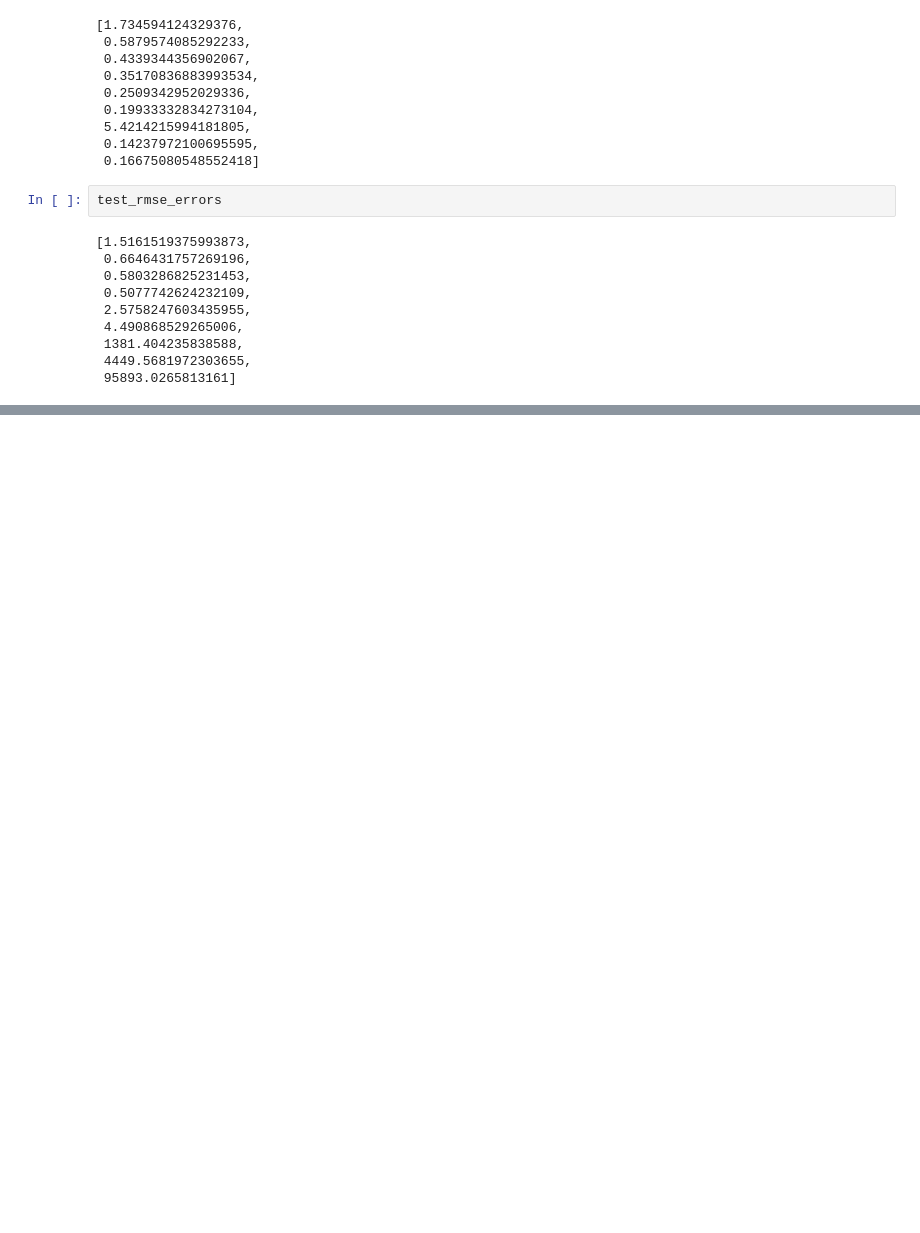
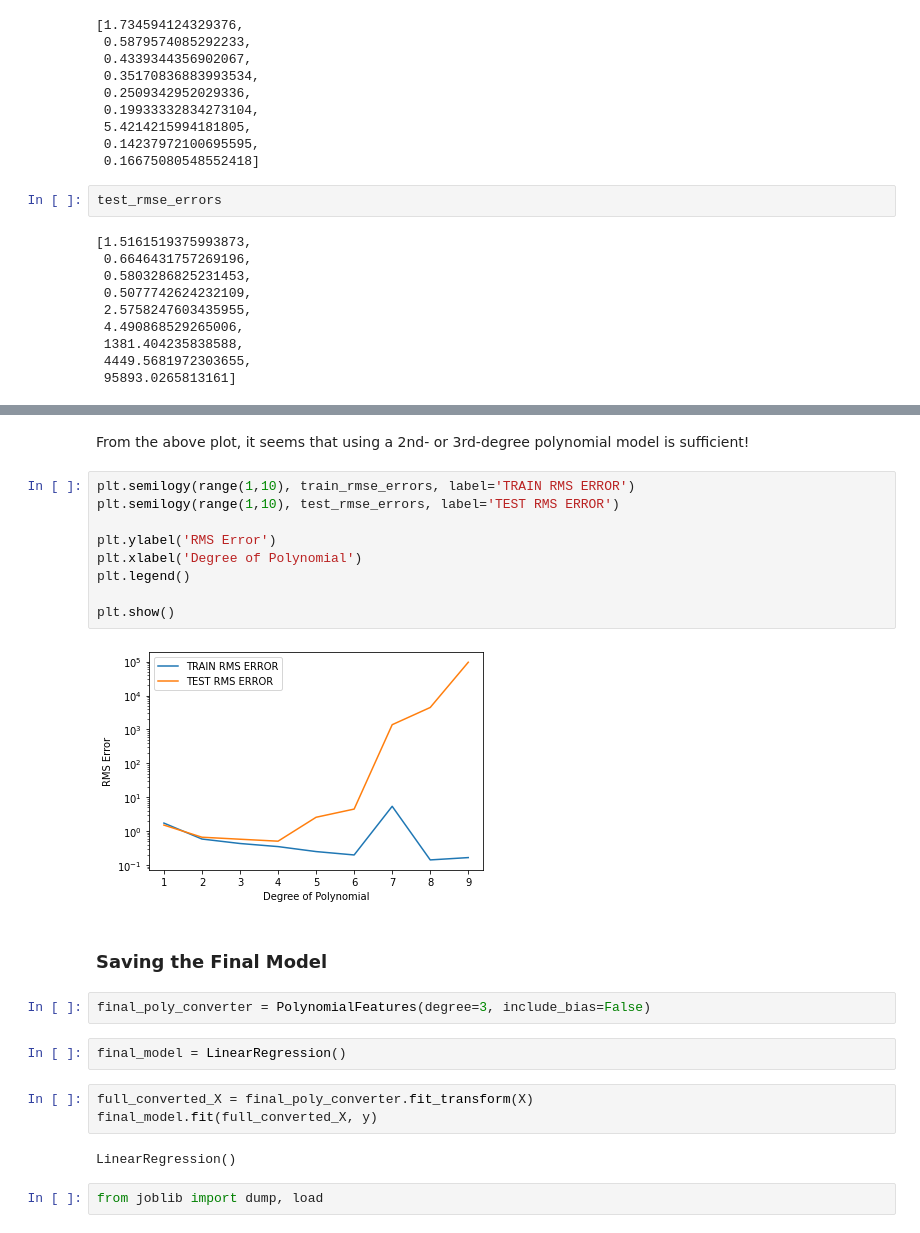
Before and after one commit to pbeata/DSc-Training, a Jupyter notebook: 03-Udemy-Python-for-ML-DS/Sklearn_Polynomial_Regression.ipynb, the cells around one changed output, grey strips where cells are left out. Saved outputs shown, nothing was run; the diff lists cells and outputs as text; blank space fills up the shorter version.

```diff
--- a/03-Udemy-Python-for-ML-DS/Sklearn_Polynomial_Regression.ipynb
+++ b/03-Udemy-Python-for-ML-DS/Sklearn_Polynomial_Regression.ipynb
@@ -169,0 +186,26 @@ test_rmse_errors
+# %% [markdown]
+From the above plot, it seems that using a 2nd- or 3rd-degree polynomial model is sufficient!
+# %%
+plt.semilogy(range(1,10), train_rmse_errors, label='TRAIN RMS ERROR')
+plt.semilogy(range(1,10), test_rmse_errors, label='TEST RMS ERROR')
+
+plt.ylabel('RMS Error')
+plt.xlabel('Degree of Polynomial')
+plt.legend()
+
+plt.show()
+# %% [output]
+[figure, added]
+# %% [markdown]
+### Saving the Final Model
+# %%
+final_poly_converter = PolynomialFeatures(degree=3, include_bias=False)
+# %%
+final_model = LinearRegression()
+# %%
+full_converted_X = final_poly_converter.fit_transform(X)
+final_model.fit(full_converted_X, y)
+# %% [output]
+LinearRegression()
+# %%
+from joblib import dump, load
```
Also changed, not shown: parts of 6 cells of this notebook, 2 other files.
